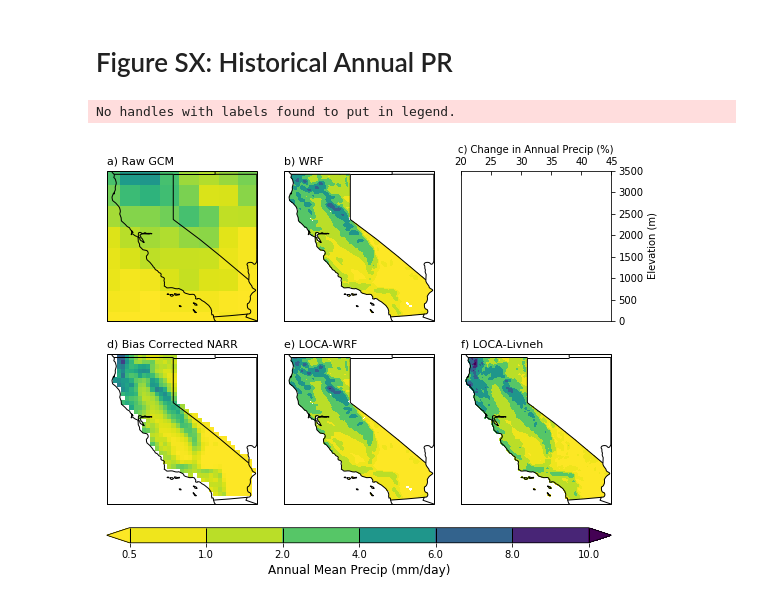
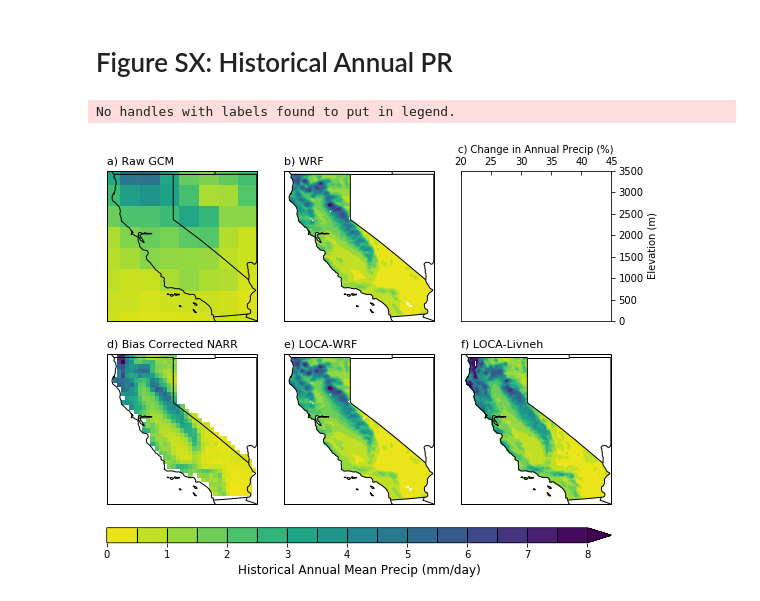
Before and after one commit to neil-berg/doe-downscaling, a Jupyter notebook: paper-figures.ipynb, the cells around one changed output. Saved outputs shown, nothing was run; the diff lists cells and outputs as text; code cells hidden in the pictures.

```diff
--- a/paper-figures.ipynb
+++ b/paper-figures.ipynb
@@ -1174,17 +1174,8 @@ df['LOCA-Livneh'] = loca_livneh_hist_pr.flatten()
 # loca_livneh_change_pr_avg, loca_livneh_change_pr_min, loca_livneh_change_pr_max = np.mean(loca_livneh_change_pr_real), \
 #                     np.min(loca_livneh_change_pr_real), np.max(loca_livneh_change_pr_real)
 
-
-# Spatial correlation between WRF and LOCA-WRF for grid cells 1000-2000m
-# df_1000 = df[(df['HGT'] >= 1000) & (df['HGT'] <= 2000.)]
-# r_val, p_val = stats.pearsonr(df_1000['WRF'], df_1000['LOCA-WRF'])
-# print('r = {0:.2f} p = {1:.2f}'.format(r_val, p_val))
-
 # Figure ---
-# plot_ticks = np.linspace(0.5,10,10)
-# plot_ticks = np.linspace(0.5,11,8)
-
-plot_ticks = [0.5, 1, 2, 4, 6, 8, 10]
+plot_ticks = np.linspace(0,8,17)
 
 fig = plt.figure(figsize=(8,6))
 
@@ -1196,7 +1187,7 @@ ax1.add_feature(states_provinces, edgecolor='black')
 ax1.add_feature(cfeature.BORDERS)
 ax1.set_extent([235.25,246,32.25,42.25])
 plot1 = ax1.pcolormesh(gcm_lon, gcm_lat, gcm_hist_pr, transform=ccrs.PlateCarree(),
-                       cmap='viridis_r', vmin=0.5, vmax=10)
+                       cmap='viridis_r', vmin=0, vmax=8)
 # Obtain the x and y limits to create a sqaure plot
 x0,x1 = ax1.get_xlim()
 y0,y1 = ax1.get_ylim()
@@ -1210,20 +1201,8 @@ ax2.set_title('b) WRF', loc='left', fontsize=11)
 ax2.add_feature(states_provinces, edgecolor='black')
 ax2.add_feature(cfeature.BORDERS)
 ax2.set_extent([235.25,246,32.25,42.25])
-# ax2.text(-119.5, 41, 'Avg = {0:.2f}'.format(wrf_change_pr_avg),
-#         horizontalalignment='left',
-#         transform=ccrs.Geodetic(),
-#         fontsize=10)
-# ax2.text(-119.5, 40, 'Min = {0:.2f}'.format(wrf_change_pr_min),
-#         horizontalalignment='left',
-#         transform=ccrs.Geodetic(),
-#         fontsize=10)
-# ax2.text(-119.5, 39, 'Max = {0:.2f}'.format(wrf_change_pr_max),
-#         horizontalalignment='left',
-#         transform=ccrs.Geodetic(),
-#         fontsize=10)
 plot2 = ax2.contourf(same_lon, same_lat, wrf_hist_pr, plot_ticks,
-                     transform=ccrs.PlateCarree(), cmap='viridis_r', extend='both')
+                     transform=ccrs.PlateCarree(), vmin=0, vmax=8, cmap='viridis_r', extend='max')
 ax2.set_aspect(abs(x1-x0)/abs(y1-y0))
 
 # Precip change vs. elevation
@@ -1254,7 +1233,7 @@ ax4.add_feature(states_provinces, edgecolor='black')
 ax4.add_feature(cfeature.BORDERS)
 ax4.set_extent([235.25,246,32.25,42.25])
 plot4 = ax4.pcolormesh(narr_lon, narr_lat, narr_hist_pr, transform=ccrs.PlateCarree(),
-                       cmap='viridis_r', vmin=0.5, vmax=10)
+                       cmap='viridis_r', vmin=0, vmax=8)
 ax4.set_aspect(abs(x1-x0)/abs(y1-y0))
 
 # LOCA-WRF
@@ -1264,64 +1243,40 @@ ax5.set_title('e) LOCA-WRF', loc='left', fontsize=11)
 ax5.add_feature(states_provinces, edgecolor='black')
 ax5.add_feature(cfeature.BORDERS)
 ax5.set_extent([235.25,246,32.25,42.25])
-# ax5.text(-119.5, 41, 'Avg = {0:.2f}'.format(loca_wrf_change_pr_avg),
-#         horizontalalignment='left',
-#         transform=ccrs.Geodetic(),
-#         fontsize=10)
-# ax5.text(-119.5, 40, 'Min = {0:.2f}'.format(loca_wrf_change_pr_min),
-#         horizontalalignment='left',
-#         transform=ccrs.Geodetic(),
-#         fontsize=10)
-# ax5.text(-119.5, 39, 'Max = {0:.2f}'.format(loca_wrf_change_pr_max),
-#         horizontalalignment='left',
-#         transform=ccrs.Geodetic(),
-#         fontsize=10)
 plot5 = ax5.contourf(same_lon, same_lat, loca_wrf_hist_pr, plot_ticks,
-                     transform=ccrs.PlateCarree(), cmap='viridis_r', extend='both')
+                     transform=ccrs.PlateCarree(), vmin=0, vmax=8, cmap='viridis_r', extend='max')
 ax5.set_aspect(abs(x1-x0)/abs(y1-y0))
 
 # LOCA-Livneh
 ax6 = fig.add_subplot(2, 3, 6, projection=ccrs.PlateCarree())
 ax6.coastlines('50m')
 ax6.set_title('f) LOCA-Livneh', loc='left', fontsize=11)
 ax6.add_feature(states_provinces, edgecolor='black')
 ax6.add_feature(cfeature.BORDERS)
 ax6.set_extent([235.25,246,32.25,42.25])
-# ax6.text(-119.5, 41, 'Avg = {0:.2f}'.format(loca_livneh_change_pr_avg),
-#         horizontalalignment='left',
-#         transform=ccrs.Geodetic(),
-#         fontsize=10)
-# ax6.text(-119.5, 40, 'Min = {0:.2f}'.format(loca_livneh_change_pr_min),
-#         horizontalalignment='left',
-#         transform=ccrs.Geodetic(),
-#         fontsize=10)
-# ax6.text(-119.5, 39, 'Max = {0:.2f}'.format(loca_livneh_change_pr_max),
-#         horizontalalignment='left',
-#         transform=ccrs.Geodetic(),
-#         fontsize=10)
 plot6 = ax6.contourf(same_lon, same_lat, loca_livneh_hist_pr, plot_ticks,
-                     transform=ccrs.PlateCarree(), cmap='viridis_r', extend='both')
+                     transform=ccrs.PlateCarree(), vmin=0, vmax=8, cmap='viridis_r')
 ax6.set_aspect(abs(x1-x0)/abs(y1-y0))
 
 fig.tight_layout(h_pad=-3)
 
 # Obtain axes coordinates for each subplot for colorbar positioning
 ax1_pos = ax1.get_position() # details on ax1_pos.x0, .y0, .x1, .y1, .height .width
 ax2_pos = ax2.get_position()
 ax3_pos = ax3.get_position()
 ax4_pos = ax4.get_position()
 ax5_pos = ax5.get_position()
 ax6_pos = ax6.get_position()
 
 # Colorbar for all panels
 cbar_height = 0.035
 cbar_ax = fig.add_axes([ax4_pos.x0, ax4_pos.y0-.02, ax6_pos.x1-ax4_pos.x0, cbar_height]) # bottom left corner x,y, and width, height
-cbar = plt.colorbar(plot2, cax=cbar_ax, orientation='horizontal', drawedges=True, extend='both')
+cbar = plt.colorbar(plot2, cax=cbar_ax, orientation='horizontal', drawedges=True, extend='max')
 cbar.dividers.set_edgecolor('black')
 cbar.dividers.set_linewidth(1)
-cbar.set_label('Annual Mean Precip (mm/day)', fontsize=12)
+cbar.set_label('Historical Annual Mean Precip (mm/day)', fontsize=12)
 
 #plt.savefig('/Users/nberg/projects/doe/figures/Figure3.jpeg', dpi=300, bbox_inches='tight')
 # %% [output]
 No handles with labels found to put in legend.
-[figure, old version]
+[figure, new version]
```
Also changed, not shown: parts of 2 cells of this notebook.
